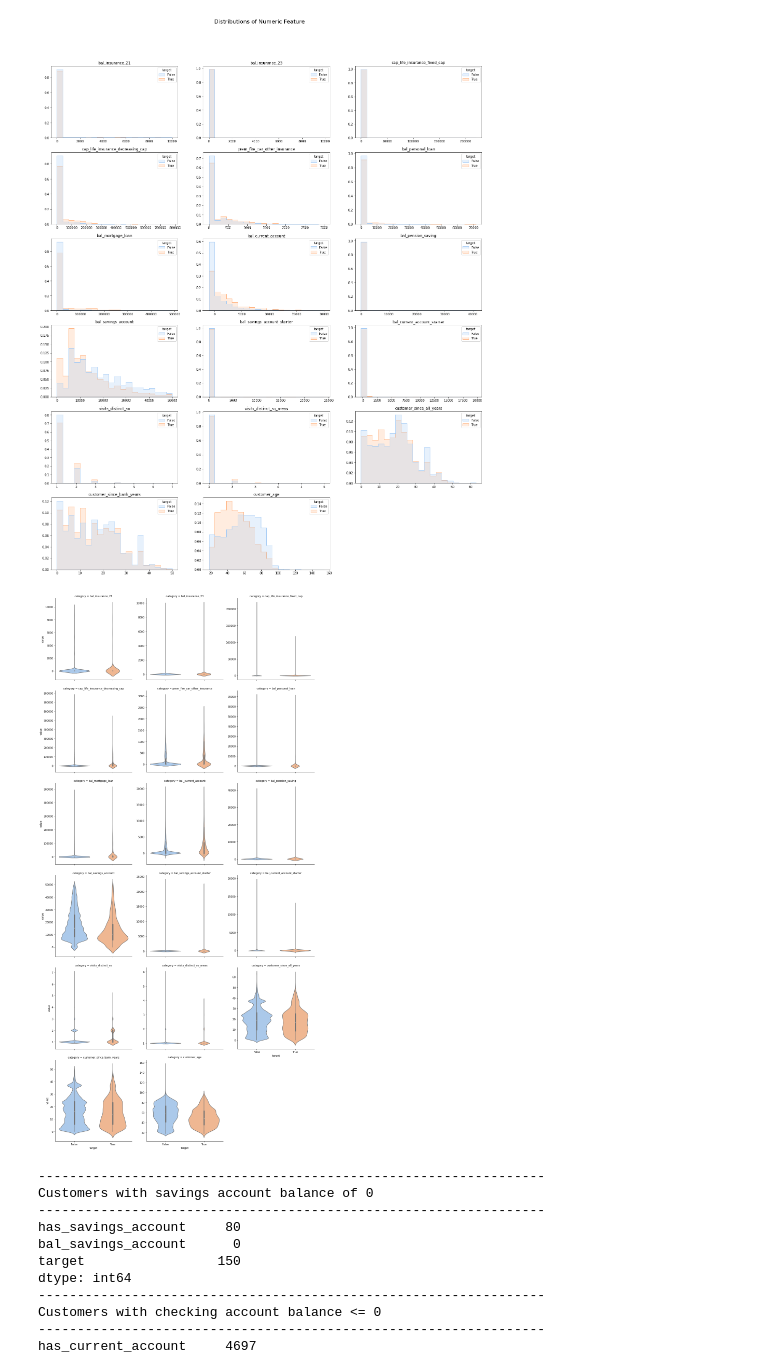
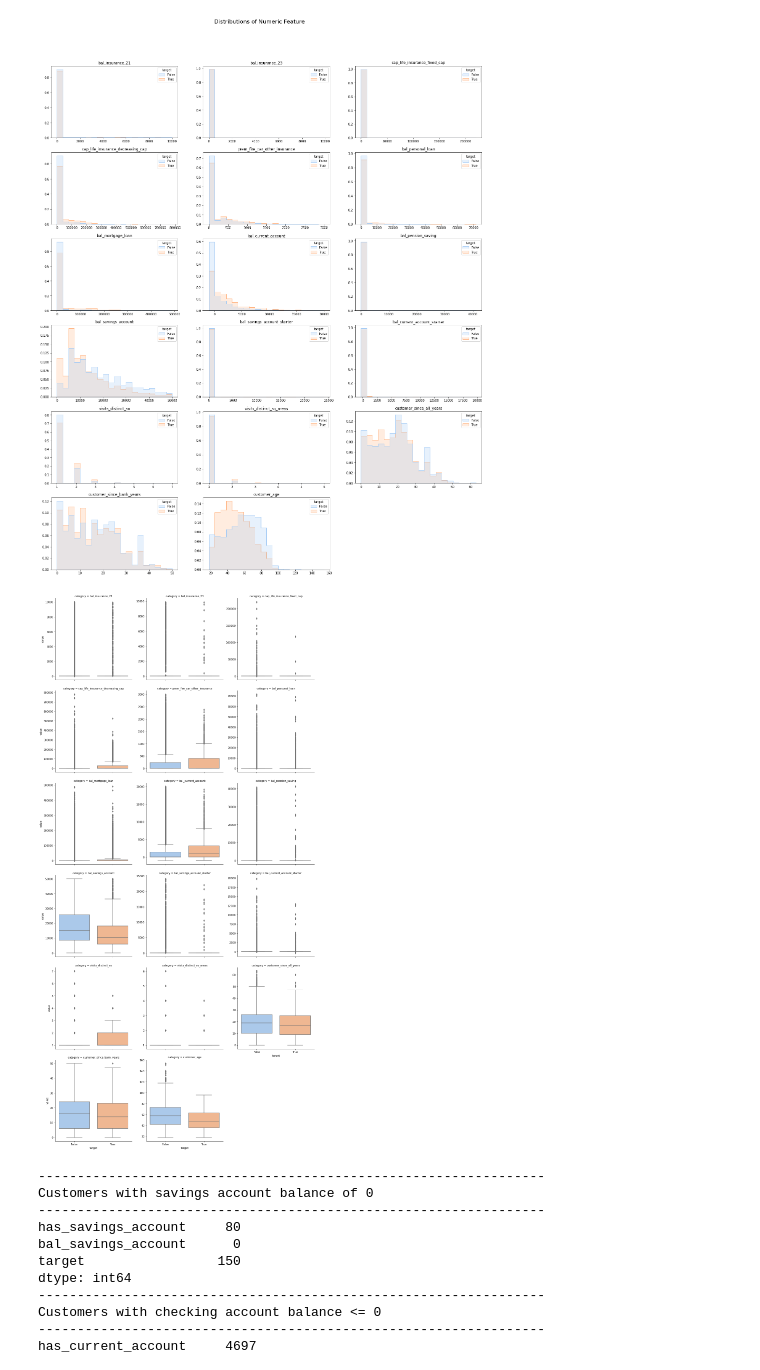
Before and after one commit to DPintacasi/BA1_Churn, a Jupyter notebook: notebooks/eda/explore_distributions.ipynb, the cells around one changed output. Cells and saved outputs as stored; diff of their text form; code cells hidden in the pictures.

```diff
--- a/notebooks/eda/explore_distributions.ipynb
+++ b/notebooks/eda/explore_distributions.ipynb
@@ -58,14 +58,14 @@ plt.show()
 # %%
 data_melt = data.melt(id_vars = ("client_id","target"), value_vars = cols_cont, var_name = "category")
 sns.catplot(data=data_melt
             ,x="target"
             ,y="value"
             ,col="category"
-            ,kind="violin"
+            ,kind="box"
             ,sharey = False
             ,col_wrap=3);
 # %% [output]
-[figure, old version]
+[figure, new version]
 # %%
 print('-'*65)
 print('Customers with savings account balance of 0')
```
Also changed, not shown: 2 other files.
